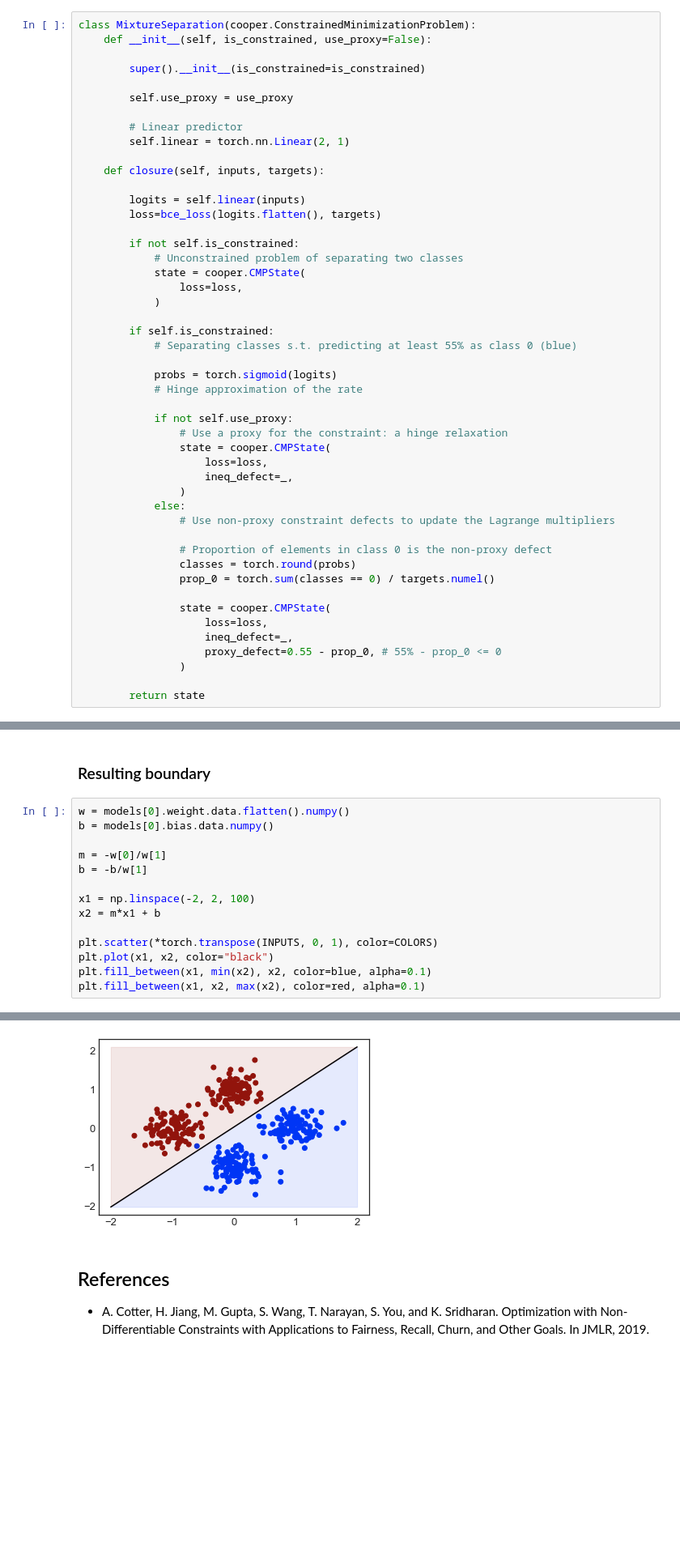
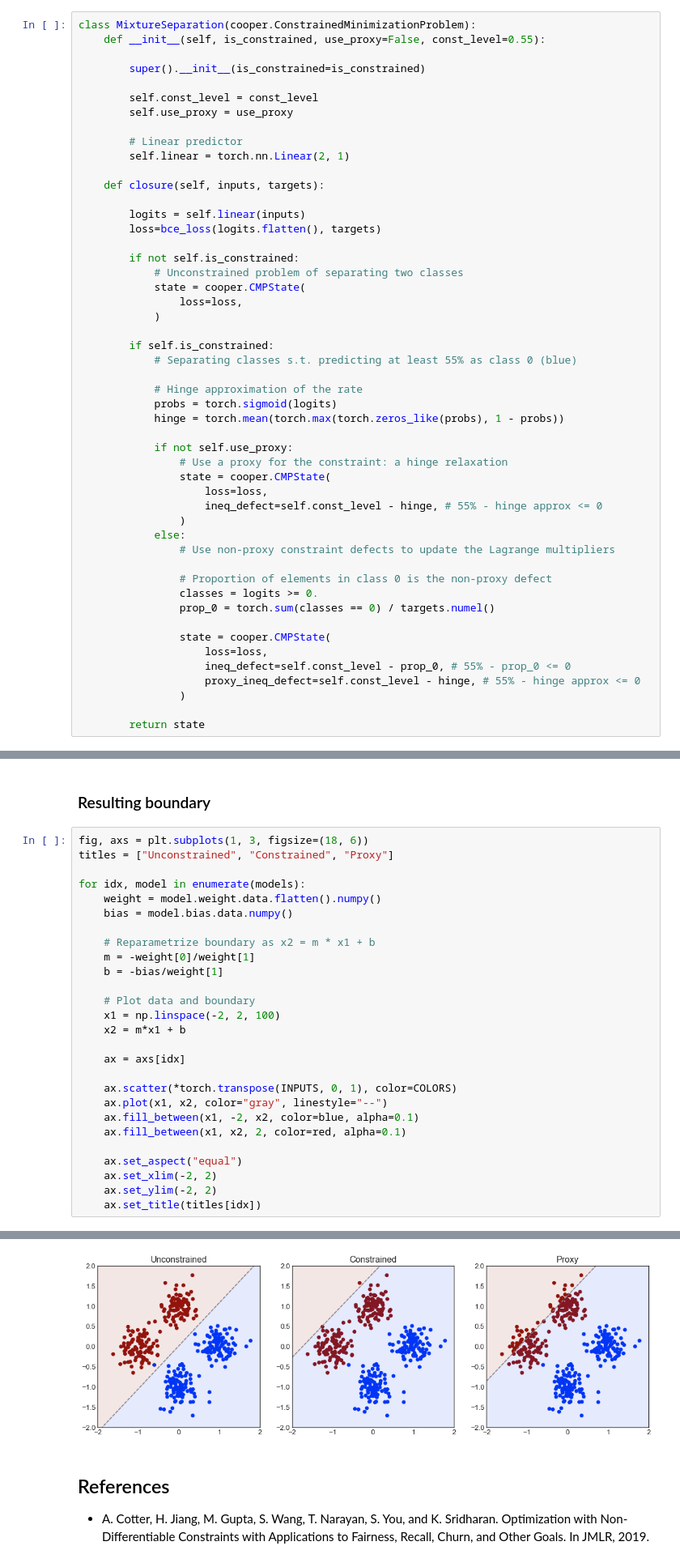
Before and after one commit to cooper-org/cooper, a Jupyter notebook: tutorials/Gaussian_mixture.ipynb, the cells around one changed output, grey strips where cells are left out. Shown at 81% size. Drawn from its saved outputs; the diff is of its cells as text; blank space fills up the shorter version.

```diff
--- a/tutorials/Gaussian_mixture.ipynb
+++ b/tutorials/Gaussian_mixture.ipynb
@@ -51,10 +51,11 @@ plt.scatter(*torch.transpose(INPUTS, 0, 1), color=COLORS)
 ### Constrained Minimization Problem
 # %%
 class MixtureSeparation(cooper.ConstrainedMinimizationProblem):
-    def __init__(self, is_constrained, use_proxy=False):
+    def __init__(self, is_constrained, use_proxy=False, const_level=0.55):
 
         super().__init__(is_constrained=is_constrained)
 
+        self.const_level = const_level
         self.use_proxy = use_proxy
 
         # Linear predictor
@@ -74,26 +75,27 @@ class MixtureSeparation(cooper.ConstrainedMinimizationProblem):
         if self.is_constrained:
             # Separating classes s.t. predicting at least 55% as class 0 (blue)
 
+            # Hinge approximation of the rate
             probs = torch.sigmoid(logits)
-            # Hinge approximation of the rate
+            hinge = torch.mean(torch.max(torch.zeros_like(probs), 1 - probs))
 
             if not self.use_proxy:
                 # Use a proxy for the constraint: a hinge relaxation
                 state = cooper.CMPState(
                     loss=loss,
-                    ineq_defect=_,
+                    ineq_defect=self.const_level - hinge, # 55% - hinge approx <= 0
                 )
             else:
                 # Use non-proxy constraint defects to update the Lagrange multipliers
 
                 # Proportion of elements in class 0 is the non-proxy defect
-                classes = torch.round(probs)
+                classes = logits >= 0.
                 prop_0 = torch.sum(classes == 0) / targets.numel()
 
                 state = cooper.CMPState(
                     loss=loss,
-                    ineq_defect=_,
-                    proxy_defect=0.55 - prop_0, # 55% - prop_0 <= 0
+                    ineq_defect=self.const_level - prop_0, # 55% - prop_0 <= 0
+                    proxy_ineq_defect=self.const_level - hinge, # 55% - hinge approx <= 0
                 )
 
         return state
@@ -146,17 +167,30 @@ for problem in ["unconstrained"]:#, "constrained", "proxy"]:
 # %% [markdown]
 ### Resulting boundary
 # %%
-w = models[0].weight.data.flatten().numpy()
-b = models[0].bias.data.numpy()
+fig, axs = plt.subplots(1, 3, figsize=(18, 6))
+titles = ["Unconstrained", "Constrained", "Proxy"]
 
-m = -w[0]/w[1]
-b = -b/w[1]
+for idx, model in enumerate(models):
+    weight = model.weight.data.flatten().numpy()
+    bias = model.bias.data.numpy()
 
-x1 = np.linspace(-2, 2, 100)
-x2 = m*x1 + b
+    # Reparametrize boundary as x2 = m * x1 + b
+    m = -weight[0]/weight[1]
+    b = -bias/weight[1]
 
-plt.scatter(*torch.transpose(INPUTS, 0, 1), color=COLORS)
-plt.plot(x1, x2, color="black")
-plt.fill_between(x1, min(x2), x2, color=blue, alpha=0.1)
-plt.fill_between(x1, x2, max(x2), color=red, alpha=0.1)
+    # Plot data and boundary
+    x1 = np.linspace(-2, 2, 100)
+    x2 = m*x1 + b
+
+    ax = axs[idx]
+
+    ax.scatter(*torch.transpose(INPUTS, 0, 1), color=COLORS)
+    ax.plot(x1, x2, color="gray", linestyle="--")
+    ax.fill_between(x1, -2, x2, color=blue, alpha=0.1)
+    ax.fill_between(x1, x2, 2, color=red, alpha=0.1)
+
+    ax.set_aspect("equal")
+    ax.set_xlim(-2, 2)
+    ax.set_ylim(-2, 2)
+    ax.set_title(titles[idx])
 # %% [output]
@@ -164,4 +197,4 @@ plt.fill_between(x1, x2, max(x2), color=red, alpha=0.1)
-[figure, old version]
+[figure, new version]
 # %% [markdown]
 ## References
 
```
Also changed, not shown: parts of 3 cells of this notebook.
